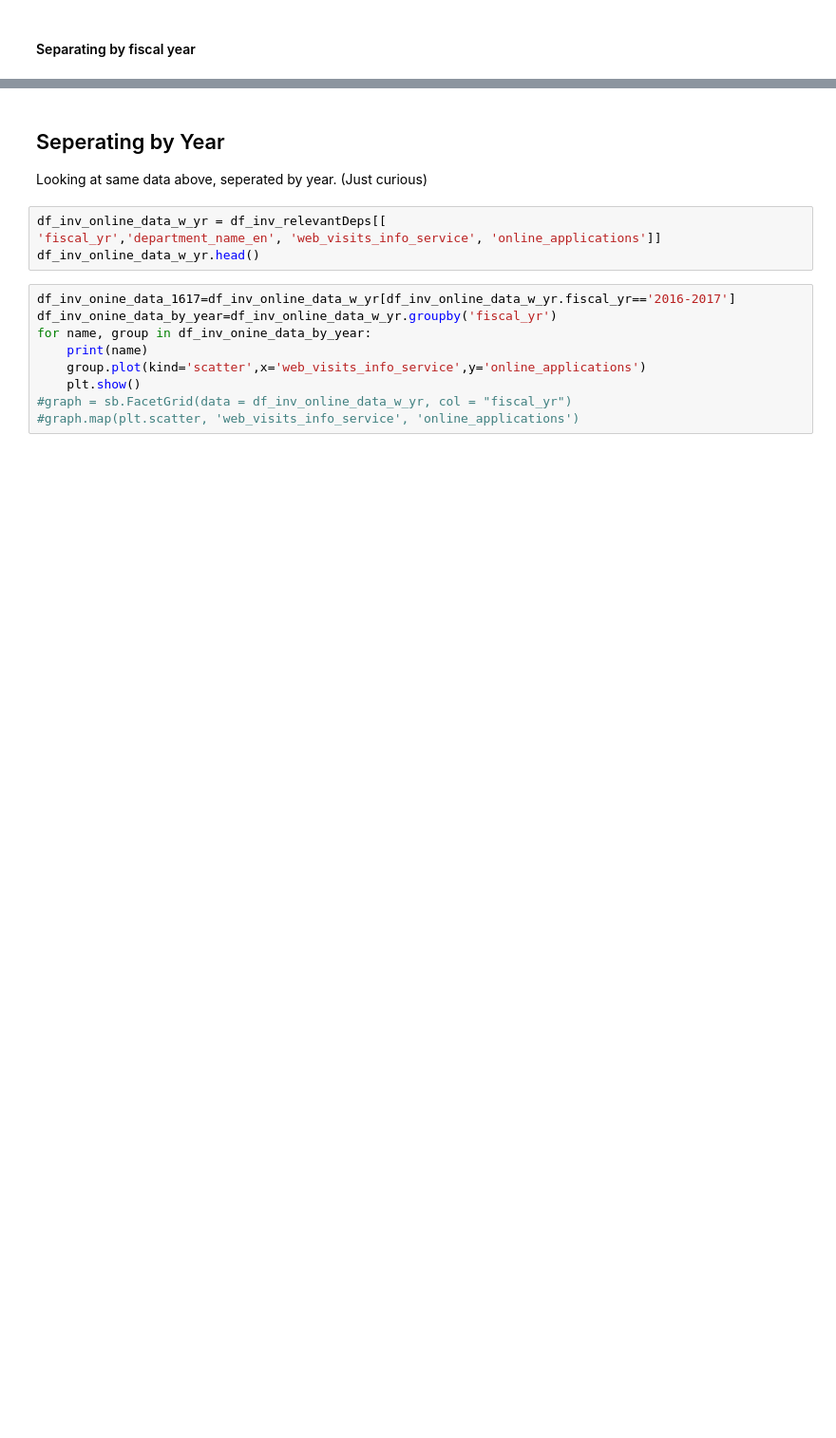
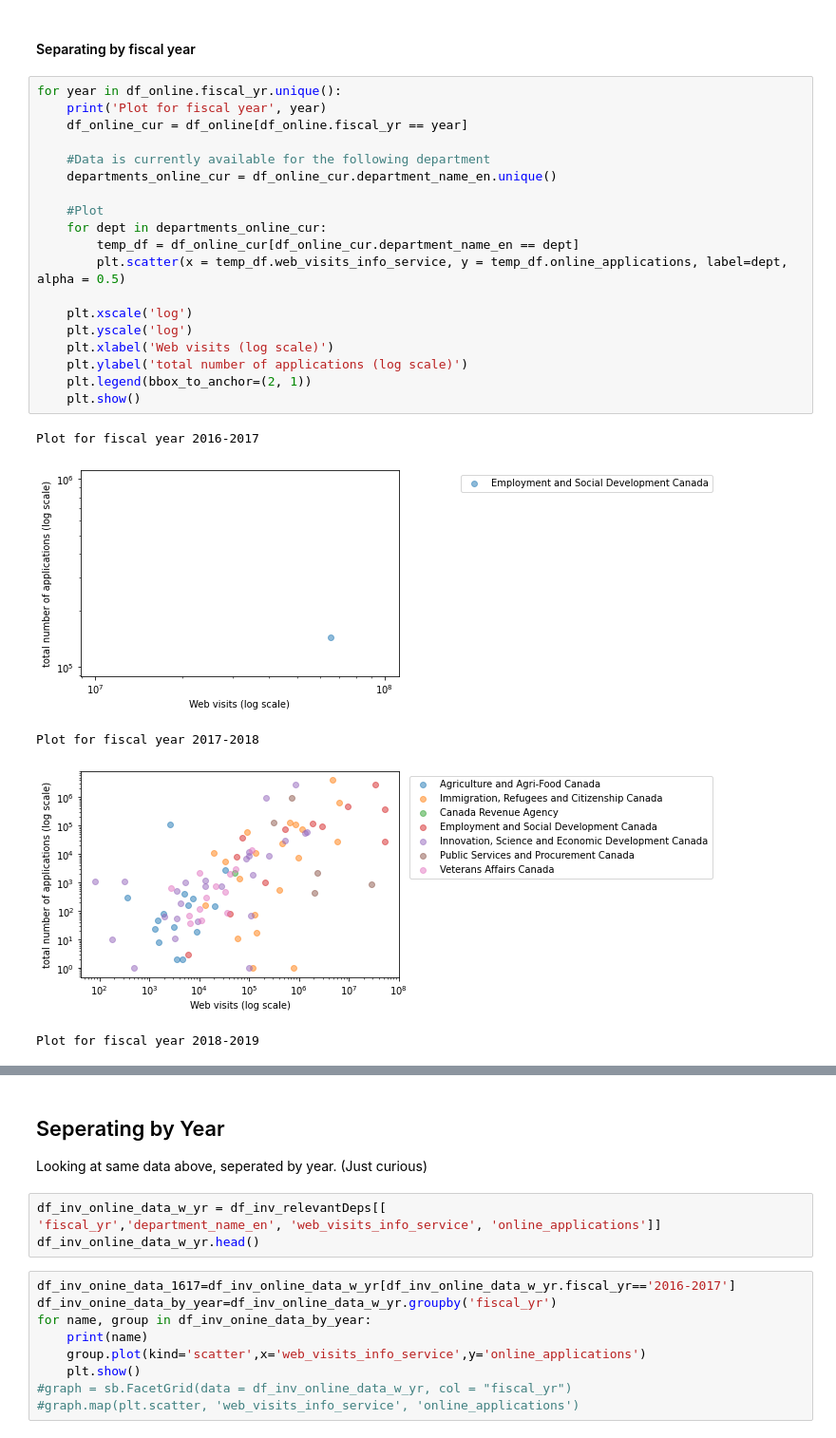
Before and after one commit to d-ta/GC-Service-Inventory-EDA, a Jupyter notebook: GC Service Inventory_DJ.ipynb, the cells around one changed output, grey strips where cells are left out. Shown at 95% size. Saved outputs shown, nothing was run; the diff lists cells and outputs as text; blank space fills up the shorter version.

```diff
--- a/GC Service Inventory_DJ.ipynb
+++ b/GC Service Inventory_DJ.ipynb
@@ -234,2 +245,27 @@ plt.show()
 # %% [markdown]
 #### Separating by fiscal year
+# %%
+for year in df_online.fiscal_yr.unique():
+    print('Plot for fiscal year', year)
+    df_online_cur = df_online[df_online.fiscal_yr == year]
+
+    #Data is currently available for the following department
+    departments_online_cur = df_online_cur.department_name_en.unique()
+
+    #Plot
+    for dept in departments_online_cur:
+        temp_df = df_online_cur[df_online_cur.department_name_en == dept]
+        plt.scatter(x = temp_df.web_visits_info_service, y = temp_df.online_applications, label=dept, alpha = 0.5)
+
+    plt.xscale('log')
+    plt.yscale('log')
+    plt.xlabel('Web visits (log scale)')
+    plt.ylabel('total number of applications (log scale)')
+    plt.legend(bbox_to_anchor=(2, 1))
+    plt.show()
+# %% [output]
+Plot for fiscal year 2016-2017
+[figure, added]
+Plot for fiscal year 2017-2018
+[figure, added]
+Plot for fiscal year 2018-2019
```
Also changed, not shown: parts of 25 cells of this notebook.
